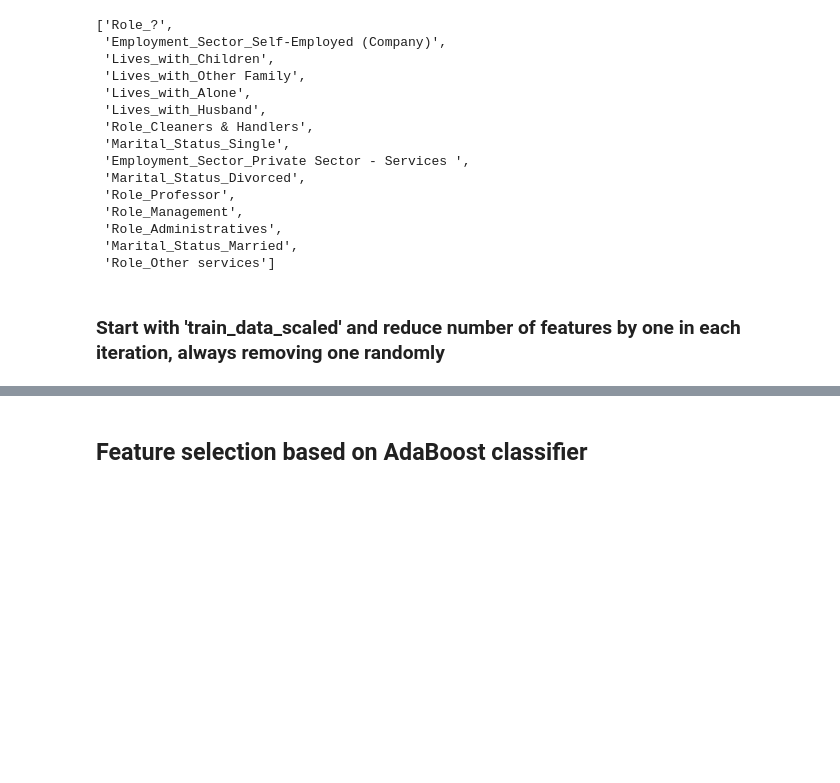
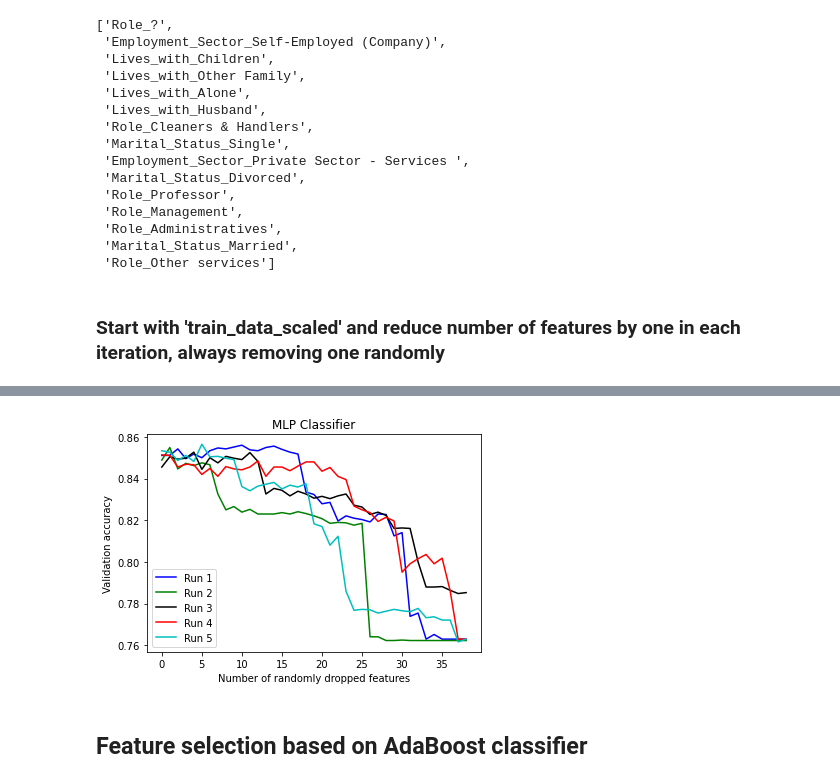
Before and after one commit to ph1001/Group-Project-Machine-Learning-Group-50, a Jupyter notebook: Notebooks/20201223_HV_PM.ipynb, the cells around one changed output, grey strips where cells are left out. Drawn from its saved outputs; the diff is of its cells as text; code cells hidden in the pictures; blank space fills up the shorter version.

```diff
--- a/Notebooks/20201223_HV_PM.ipynb
+++ b/Notebooks/20201223_HV_PM.ipynb
@@ -1618,19 +1620,21 @@ Iteration 2
 # %%
 fig=plt.figure()
 fig.show()
 ax=fig.add_subplot(111)
 
 ax.plot(acc_val_array[0],c='b',label='Run 1')
 ax.plot(acc_val_array[1],c='g',label='Run 2')
 ax.plot(acc_val_array[2],c='k',label='Run 3')
 ax.plot(acc_val_array[3],c='r',label='Run 4')
 ax.plot(acc_val_array[4],c='c',label='Run 5')
 
 plt.legend(loc=3)
-plt.title('AdaBoost')
+plt.title('MLP Classifier')
 plt.xlabel('Number of randomly dropped features')
 plt.ylabel('Validation accuracy')
 plt.draw()
+# %% [output]
+[figure, added]
 # %% [markdown]
 ## Feature selection based on AdaBoost classifier
 # %%
```
Also changed, not shown: parts of 3 cells of this notebook.
